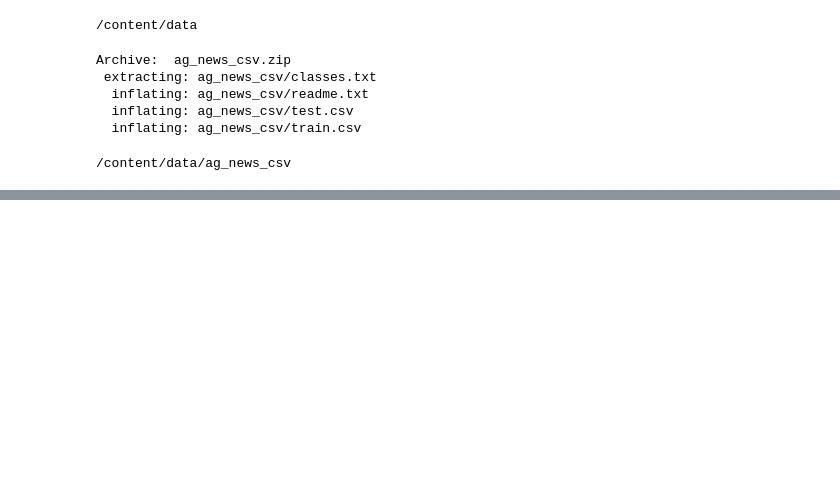
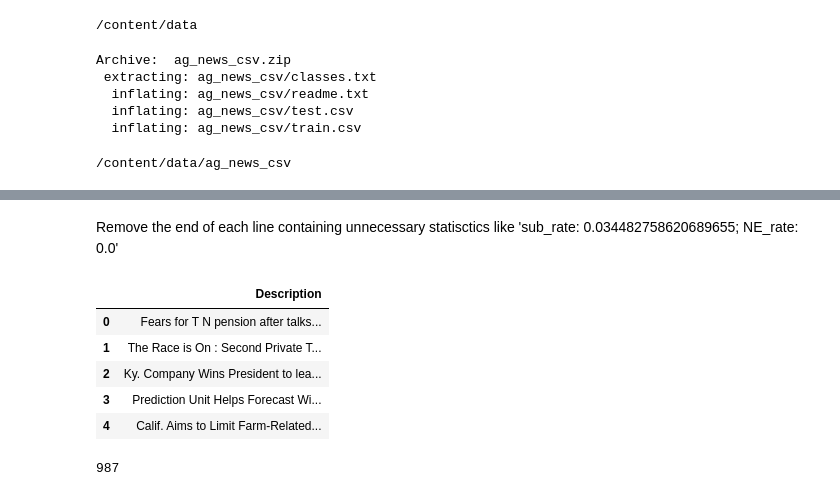
Before and after one commit to Vlasovets/nlp_adversarial_examples, a Jupyter notebook: LogReg_success_classification.ipynb, the cells around one changed output, grey strips where cells are left out. Cells and saved outputs as stored; diff of their text form; code cells hidden in the pictures; blank space fills up the shorter version.

```diff
--- a/LogReg_success_classification.ipynb
+++ b/LogReg_success_classification.ipynb
@@ -61,0 +112,19 @@ print(len(y_train), len(y_test))
+# %% [markdown]
+Remove the end of each line containing unnecessary statisctics like 'sub_rate: 0.034482758620689655; NE_rate: 0.0'
+# %%
+test_cnn['new_Description'] = test_cnn['Description'].str.split('sub_rate').str[0]
+del test_cnn['Description']
+test_cnn.columns = ['Description']
+
+test_cnn.head()
+# %% [output]
+|  | Description |
+| 0 | Fears for T N pension after talks... |
+| 1 | The Race is On : Second Private T... |
+| 2 | Ky. Company Wins President to lea... |
+| 3 | Prediction Unit Helps Forecast Wi... |
+| 4 | Calif. Aims to Limit Farm-Related... |
+# %%
+len(test_cnn)
+# %% [output]
+987
```
Also changed, not shown: parts of 48 cells of this notebook.
